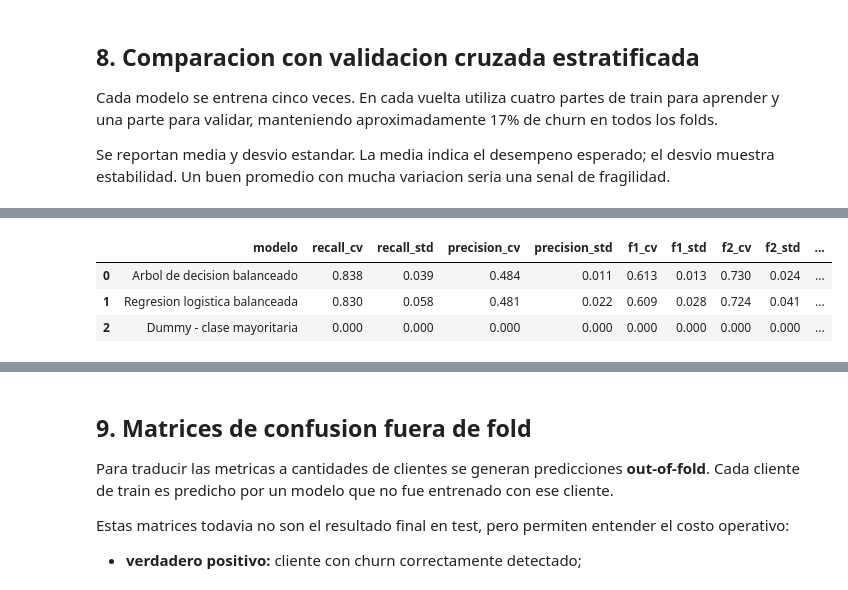
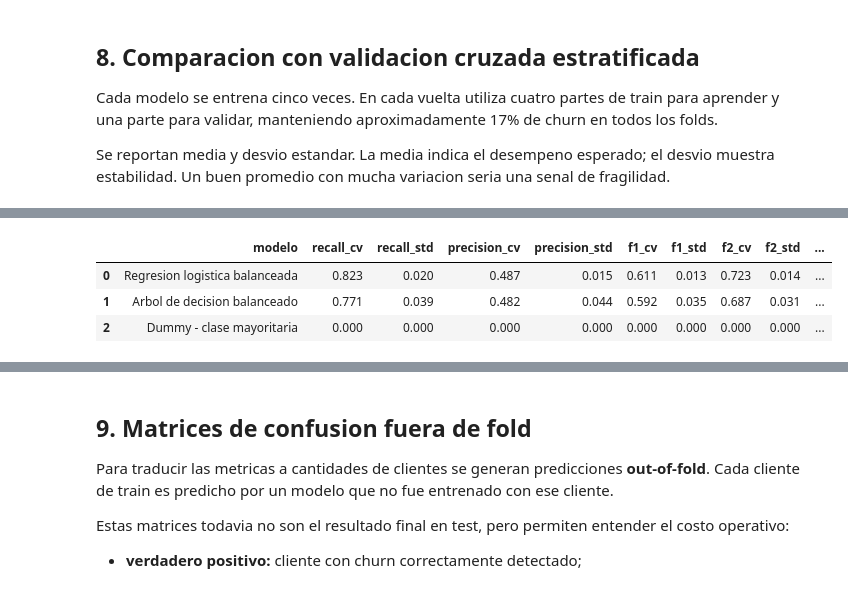
Before and after one commit to FelipeTamaki/TP_IA_aplicada_a_negocios_churn_Grupo1, a Jupyter notebook: Modelo.ipynb, the cells around one changed output, grey strips where cells are left out. Saved outputs shown, nothing was run; the diff lists cells and outputs as text; code cells hidden in the pictures.

```diff
--- a/Modelo.ipynb
+++ b/Modelo.ipynb
@@ -72,18 +75,40 @@ Se usa 80% para entrenamiento y 20% para test, con `stratify=y` para conservar l
 # %%
-X_train, X_test, y_train, y_test = train_test_split(
-    X,
-    y,
-    test_size=TEST_SIZE,
+def profile_groups(data):
+    normalized = data.astype(object).where(data.notna(), "__MISSING__").astype(str)
+    return pd.util.hash_pandas_object(normalized, index=False).astype(str)
+
+
+profile_group = profile_groups(X)
+outer_split = StratifiedGroupKFold(
+    n_splits=5,
+    shuffle=True,
     random_state=RANDOM_STATE,
-    stratify=y,
 )
+train_positions, test_positions = next(
+    outer_split.split(X, y, groups=profile_group)
+)
+
+X_train = X.iloc[train_positions].copy()
+X_test = X.iloc[test_positions].copy()
+y_train = y.iloc[train_positions].copy()
+y_test = y.iloc[test_positions].copy()
+train_groups = profile_group.iloc[train_positions].copy()
+test_groups = profile_group.iloc[test_positions].copy()
 
 split_summary = pd.DataFrame({
     "dataset": ["total", "train", "test"],
     "filas": [len(y), len(y_train), len(y_test)],
     "clientes_churn": [int(y.sum()), int(y_train.sum()), int(y_test.sum())],
-    "clientes_no_churn": [int((y == 0).sum()), int((y_train == 0).sum()), int((y_test == 0).sum())],
-    "tasa_churn_%": [round(y.mean() * 100, 2), round(y_train.mean() * 100, 2), round(y_test.mean() * 100, 2)],
+    "clientes_no_churn": [
+        int((y == 0).sum()),
+        int((y_train == 0).sum()),
+        int((y_test == 0).sum()),
+    ],
+    "tasa_churn_%": [
+        round(y.mean() * 100, 2),
+        round(y_train.mean() * 100, 2),
+        round(y_test.mean() * 100, 2),
+    ],
 })
 
 split_summary
@@ -526,7 +552,7 @@ def build_models(data):
     ]),
     }
 
-cv = StratifiedKFold(n_splits=5, shuffle=True, random_state=RANDOM_STATE)
+cv = StratifiedGroupKFold(n_splits=5, shuffle=True, random_state=RANDOM_STATE)
 scoring = {
     "recall": make_scorer(recall_score, zero_division=0),
     "precision": make_scorer(precision_score, zero_division=0),
@@ -557,6 +583,7 @@ def evaluate_model_set(model_set, data):
             pipeline,
             data,
             y_train,
+            groups=train_groups,
             cv=cv,
             scoring=scoring,
             return_train_score=True,
@@ -633,6 +660,6 @@ display(
 |  | modelo | recall_cv | recall_std | precision_cv | precision_std | f1_cv | f1_std | f2_cv | f2_std | ... |
-| 0 | Arbol de decision balanceado | 0.838 | 0.039 | 0.484 | 0.011 | 0.613 | 0.013 | 0.730 | 0.024 | ... |
-| 1 | Regresion logistica balanceada | 0.830 | 0.058 | 0.481 | 0.022 | 0.609 | 0.028 | 0.724 | 0.041 | ... |
+| 0 | Regresion logistica balanceada | 0.823 | 0.020 | 0.487 | 0.015 | 0.611 | 0.013 | 0.723 | 0.014 | ... |
+| 1 | Arbol de decision balanceado | 0.771 | 0.039 | 0.482 | 0.044 | 0.592 | 0.035 | 0.687 | 0.031 | ... |
 | 2 | Dummy - clase mayoritaria | 0.000 | 0.000 | 0.000 | 0.000 | 0.000 | 0.000 | 0.000 | 0.000 | ... |
 # %%
 metric_plot = cv_results.melt(
```
Also changed, not shown: parts of 31 cells of this notebook, 17 other files.
